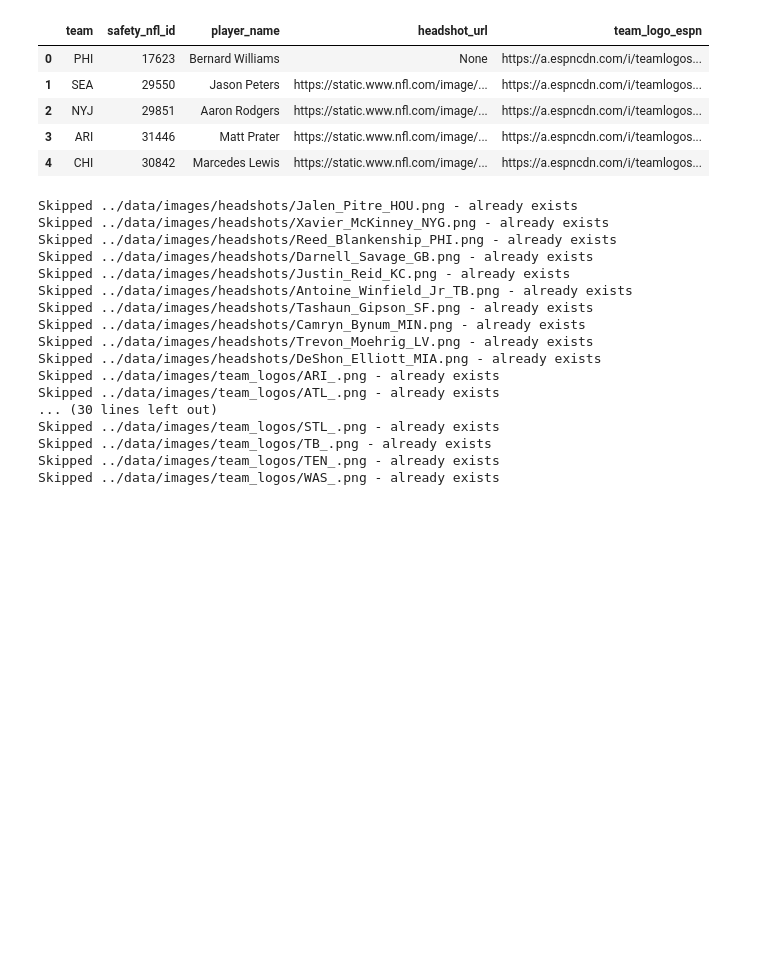
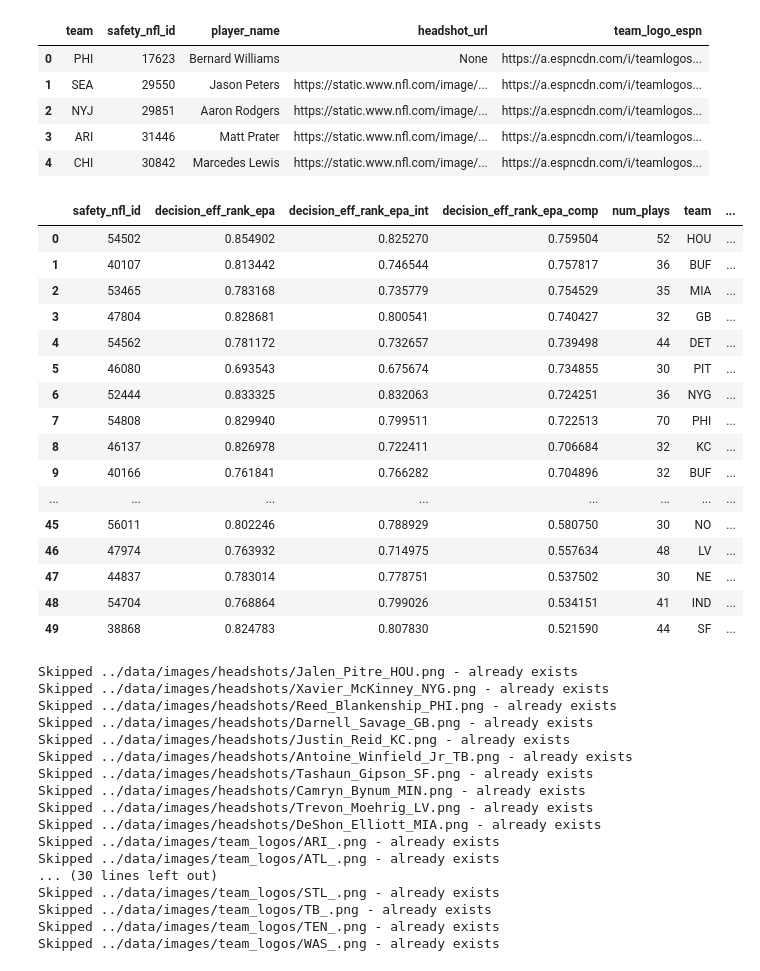
Before and after one commit to lneuendorf/nlf-big-data-bowl-2026, a Jupyter notebook: notebooks/safety_rankings_table.ipynb, the cells around one changed output. Saved outputs shown, nothing was run; the diff lists cells and outputs as text; code cells hidden in the pictures; blank space fills up the shorter version.

```diff
--- a/notebooks/safety_rankings_table.ipynb
+++ b/notebooks/safety_rankings_table.ipynb
@@ -69,6 +69,26 @@ safeties = safeties.merge(
     on='safety_nfl_id',
     how='left'
 )
+# %%
+safeties.query('num_plays >= 30').sort_values('decision_eff_rank_epa_comp', ascending=False, ignore_index=True).head(50)
+# %% [output]
+|  | safety_nfl_id | decision_eff_rank_epa | decision_eff_rank_epa_int | decision_eff_rank_epa_comp | num_plays | team | ... |
+| 0 | 54502 | 0.854902 | 0.825270 | 0.759504 | 52 | HOU | ... |
+| 1 | 40107 | 0.813442 | 0.746544 | 0.757817 | 36 | BUF | ... |
+| 2 | 53465 | 0.783168 | 0.735779 | 0.754529 | 35 | MIA | ... |
+| 3 | 47804 | 0.828681 | 0.800541 | 0.740427 | 32 | GB | ... |
+| 4 | 54562 | 0.781172 | 0.732657 | 0.739498 | 44 | DET | ... |
+| 5 | 46080 | 0.693543 | 0.675674 | 0.734855 | 30 | PIT | ... |
+| 6 | 52444 | 0.833325 | 0.832063 | 0.724251 | 36 | NYG | ... |
+| 7 | 54808 | 0.829940 | 0.799511 | 0.722513 | 70 | PHI | ... |
+| 8 | 46137 | 0.826978 | 0.722411 | 0.706684 | 32 | KC | ... |
+| 9 | 40166 | 0.761841 | 0.766282 | 0.704896 | 32 | BUF | ... |
+| ... | ... | ... | ... | ... | ... | ... | ... |
+| 45 | 56011 | 0.802246 | 0.788929 | 0.580750 | 30 | NO | ... |
+| 46 | 47974 | 0.763932 | 0.714975 | 0.557634 | 48 | LV | ... |
+| 47 | 44837 | 0.783014 | 0.778751 | 0.537502 | 30 | NE | ... |
+| 48 | 54704 | 0.768864 | 0.799026 | 0.534151 | 41 | IND | ... |
+| 49 | 38868 | 0.824783 | 0.807830 | 0.521590 | 44 | SF | ... |
 # %%
 import matplotlib.pyplot as plt
 from matplotlib.patches import Circle
```
Also changed, not shown: 28 other files.
